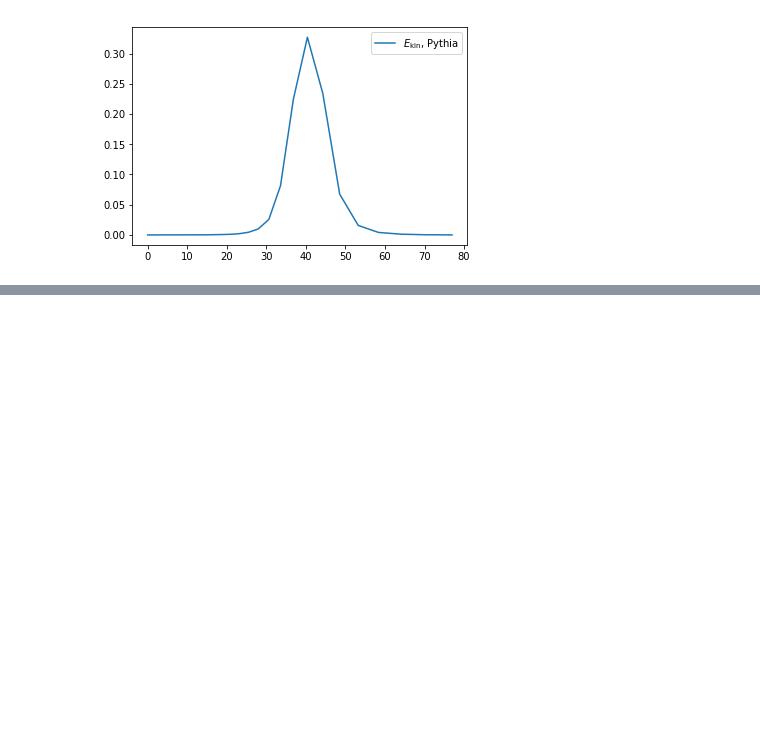
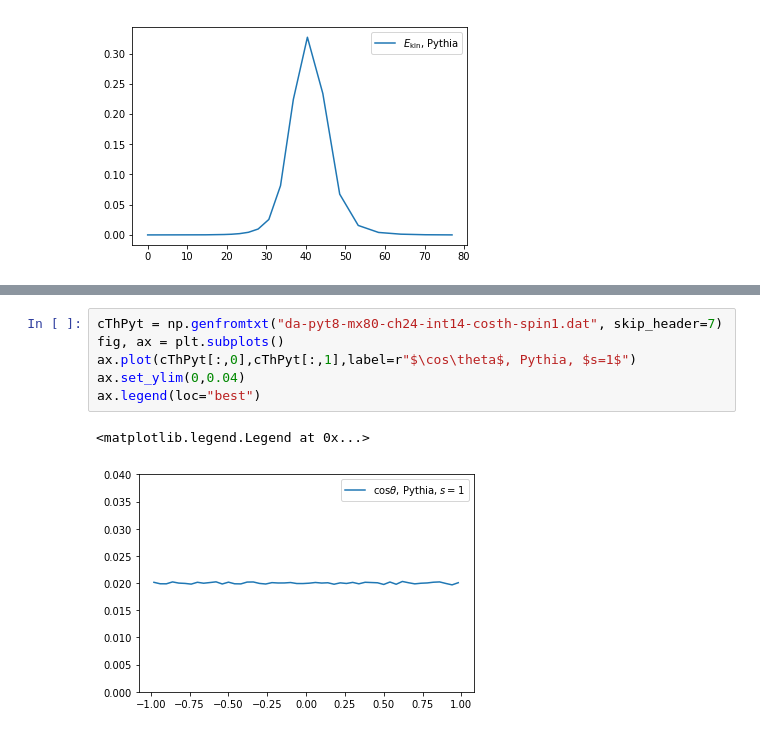
Before and after one commit to cnibl/DMann, a Jupyter notebook: results/nu-from-W-at-rest.ipynb, the cells around one changed output, grey strips where cells are left out. Cells and saved outputs as stored; diff of their text form; blank space fills up the shorter version.

Commit message:
added data for Pythia run with s=1 mediator

```diff
--- a/results/nu-from-W-at-rest.ipynb
+++ b/results/nu-from-W-at-rest.ipynb
@@ -28,0 +32,9 @@ ax.legend(loc="best")
+# %%
+cThPyt = np.genfromtxt("da-pyt8-mx80-ch24-int14-costh-spin1.dat", skip_header=7)
+fig, ax = plt.subplots()
+ax.plot(cThPyt[:,0],cThPyt[:,1],label=r"$\cos\theta$, Pythia, $s=1$")
+ax.set_ylim(0,0.04)
+ax.legend(loc="best")
+# %% [output]
+<matplotlib.legend.Legend at 0x...>
+[figure, added]
```
Also changed, not shown: parts of 3 cells of this notebook, 3 other files.
